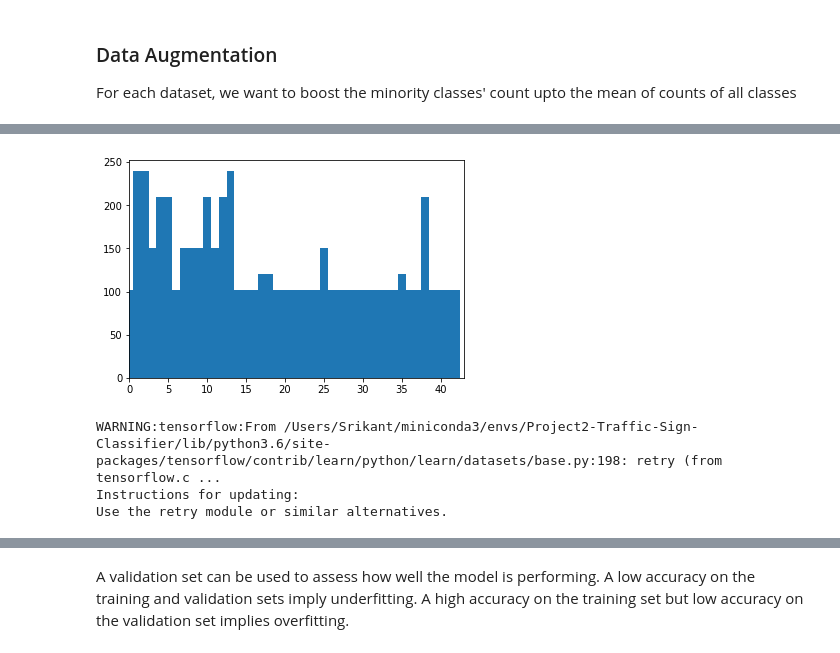
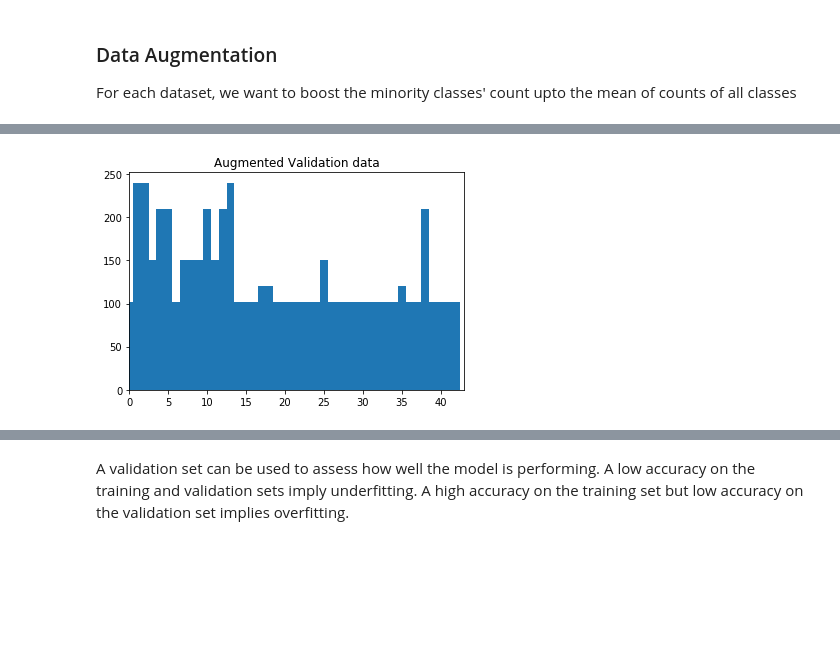
Before and after one commit to srikantviswanath/Traffic-Sign-Classifier-, a Jupyter notebook: Traffic_Sign_Classifier.ipynb, the cells around one changed output, grey strips where cells are left out. Drawn from its saved outputs; the diff is of its cells as text; code cells hidden in the pictures; blank space fills up the shorter version.

```diff
--- a/Traffic_Sign_Classifier.ipynb
+++ b/Traffic_Sign_Classifier.ipynb
@@ -296,0 +306,8 @@ KeyboardInterrupt:
+# %%
+with open("augmented_train.p", mode='rb') as f:
+    train = pickle.load(f)
+with open("augmented_valid.p", mode='rb') as f:
+    valid = pickle.load(f)
+
+X_train, y_train = train['features'], train['labels']
+X_valid, y_valid = valid['features'], valid['labels']
@@ -297,7 +325,8 @@ KeyboardInterrupt:
 # %%
 valid_hist, bin_edges = np.histogram(y_valid, bins = range(n_classes + 1))
 plt.bar(bin_edges[:-1], valid_hist, width=1)
 plt.xlim(min(bin_edges), max(bin_edges))
+plt.title('Augmented Validation data')
 plt.show()
 # %% [output]
-[figure, old version]
+[figure, new version]
@@ -304,44 +377,29 @@ plt.show()
 # %%
-# Define model classifier using conv net
-from tensorflow.contrib.layers import flatten
-
-
-def get_conv_filter_bias(input_, height, width, depth, mu=0, sigma=0.1):
-    input_channels = input_.get_shape()[-1].value
-    return (
-        tf.Variable(tf.truncated_normal((height, width, input_channels, depth), mean=mu, stddev=sigma)),
-        tf.zeros((depth))
-    )
-
-
-def classifier_model(x):  # 32 x 32 x 3
-    fw1, b1 = get_conv_filter_bias(x, 5, 5, 6)  # 28 X 28 X 6, 6
+def tweaked_lenet(x):  # 32 x 32 x 1
+    fw1, b1 = get_conv_filter_bias(x, 5, 5, 16)  # 28 X 28 X 6, 6
     conv_layer1 = tf.nn.bias_add(tf.nn.conv2d(x, fw1, [1, 1, 1, 1], 'VALID'), b1)
     activated1 = tf.nn.relu(conv_layer1)
+    activated1 = tf.nn.dropout(activated1, conv_keep_prob)
     pooled1 = tf.nn.max_pool(activated1, [1, 2, 2, 1], [1, 2, 2, 1], 'VALID')  # 14 x 14 x 6
+    print(pooled1.get_shape())
 
-    fw2, b2 = get_conv_filter_bias(pooled1, 5, 5, 16)  # 10 x 10 x 16, 16
+    fw2, b2 = get_conv_filter_bias(pooled1, 5, 5, 32)  # 10 x 10 x 16, 16
     conv_layer2 = tf.nn.bias_add(tf.nn.conv2d(pooled1, fw2, [1, 1, 1, 1], 'VALID'), b2)
     activated2 = tf.nn.relu(conv_layer2)
+    activated2 = tf.nn.dropout(activated2, conv_keep_prob)
     pooled2 = tf.nn.max_pool(activated2, [1, 2, 2, 1], [1, 2, 2, 1], 'VALID')  # 5 x 5 x 16
+    print(pooled2.get_shape())
 
-    flattened_pooled2 = flatten(pooled2)
+    fw3, b3 = get_conv_filter_bias(pooled2, 5, 5, 430)  # 1 x 1 x 430, 430
+    conv_layer3 = tf.nn.bias_add(tf.nn.conv2d(pooled2, fw3, [1, 1, 1, 1], 'VALID'), b3)
+    activated3 = tf.nn.relu(conv_layer3)
+    activated3 = tf.nn.dropout(activated3, conv_keep_prob)
+    print(activated3.get_shape())
 
-    fc_n_hlayer1 = 410
-    fcw1, fcb1 = tf.Variable(tf.truncated_normal((400, fc_n_hlayer1))), tf.zeros((fc_n_hlayer1))
-    fc_out1 = tf.add(f.matmul(flattened_pooled2, fcw1), fcb1)
-    fc_out1_activated = tf.nn.relu(fc_out1)
-
-    fc_n_hlayer2 = 320
-    fcw2, fcb2 = tf.Variable(tf.truncated_normal((410, fc_n_hlayer2))), tf.zeros((fc_n_hlayer2))
-    fc_out2 = tf.add(tf.matmul(fc_out1_activated, fcw2), fcb2)
-    fc_out2_activated = tf.nn.relu(fc_out2)
-
-    fcw3, fcb3 = tf.Variable(tf.truncated_normal((320, n_classes))), tf.zeros((n_classes))
-    fc_out3 = tf.add(tf.matmul(fc_out2_activated, fcw3), fcb3)
+    flattened = flatten(activated3)
+    flattened = tf.nn.dropout(flattened, fc_keep_prob)
+    print(flattened.get_shape())
+    fc_w3, fc_b3 = tf.Variable(tf.random_normal((430, n_classes))), tf.zeros((n_classes))
+    fc_out3 = tf.add(tf.matmul(flattened, fc_w3), fc_b3)
     return tf.nn.relu(fc_out3)
-# %% [output]
-WARNING:tensorflow:From /Users/Srikant/miniconda3/envs/Project2-Traffic-Sign-Classifier/lib/python3.6/site-packages/tensorflow/contrib/learn/python/learn/datasets/base.py:198: retry (from tensorflow.c ...
-Instructions for updating:
-Use the retry module or similar alternatives.
 # %%
```
Also changed, not shown: parts of 23 cells of this notebook.
